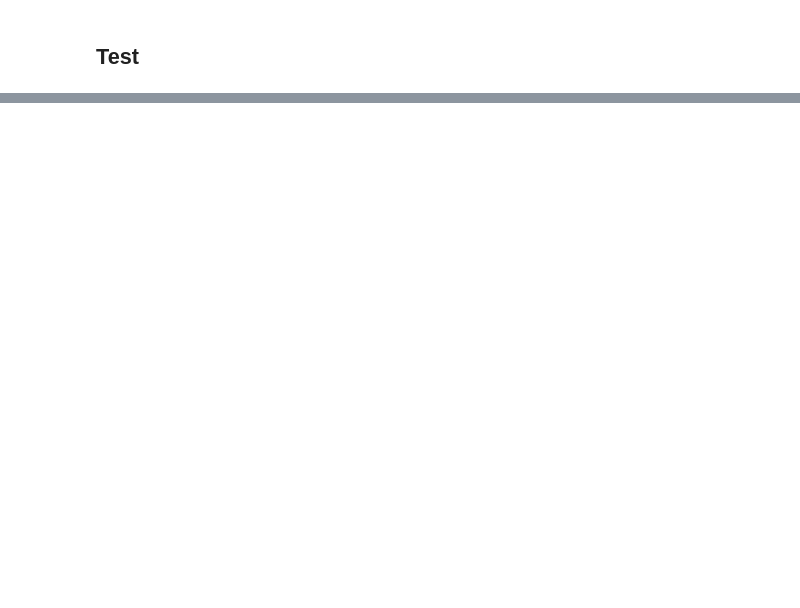
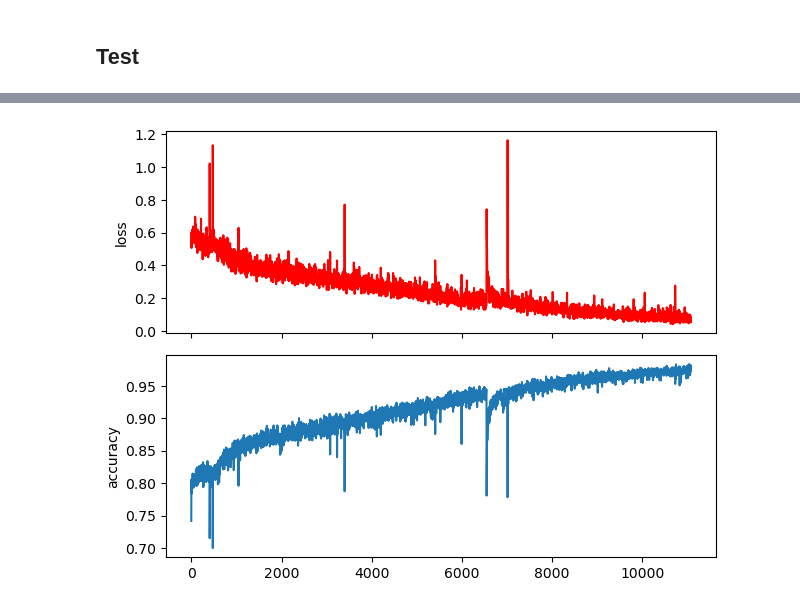
Before and after one commit to jshe2304/smilesVAE, a Jupyter notebook: ae.ipynb, the cells around one changed output, grey strips where cells are left out. Cells and saved outputs as stored; diff of their text form; code cells hidden in the pictures; blank space fills up the shorter version.

```diff
--- a/ae.ipynb
+++ b/ae.ipynb
@@ -93,14 +90,16 @@ evaluate_ae(encoder, decoder, smiles, 10, params=params)
 # %%
 log = pd.read_csv('./logs/log-5.csv')
 
 fig, (ax1, ax2) = plt.subplots(2, 1, sharex=True)
 
-every = 1
+every = 3
 
 ax1.set_ylabel('loss')
 ax1.plot(log['loss'][::every], color='red')
 
 ax2.set_ylabel('accuracy')
 ax2.plot(log['similarity'][::every])
 
 plt.tight_layout()
+# %% [output]
+[figure, added]
```
Also changed, not shown: parts of 4 cells of this notebook, 36 other files.
